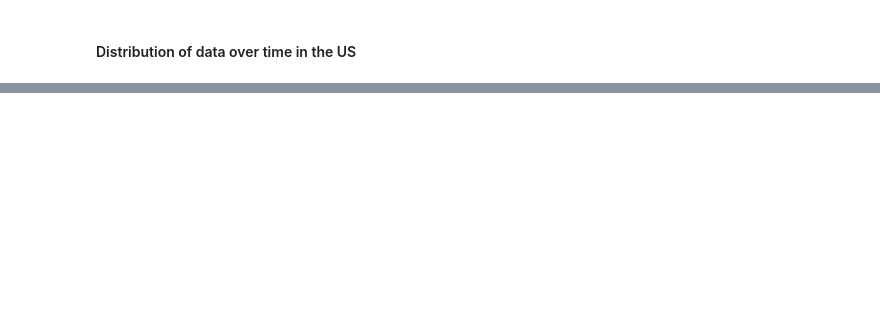
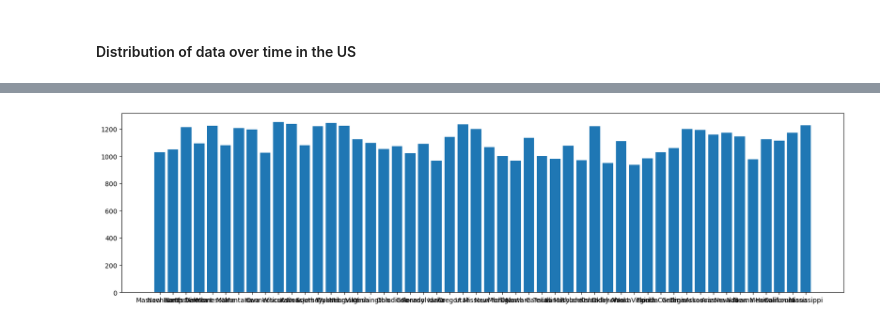
Before and after one commit to codycosta/ENGR201, a Jupyter notebook: weeks-9-10-final-project/project.ipynb, the cells around one changed output, grey strips where cells are left out. Cells and saved outputs as stored; diff of their text form; code cells hidden in the pictures; blank space fills up the shorter version.

```diff
--- a/weeks-9-10-final-project/project.ipynb
+++ b/weeks-9-10-final-project/project.ipynb
@@ -92,0 +121,7 @@ plt.show()
+# %%
+
+plt.figure(figsize=[20, 5])
+plt.bar(iq_data['State'], iq_data['Average SAT Score'])
+plt.show()
+# %% [output]
+[figure, added]
```
Also changed, not shown: parts of 9 cells of this notebook, 3 other files.
